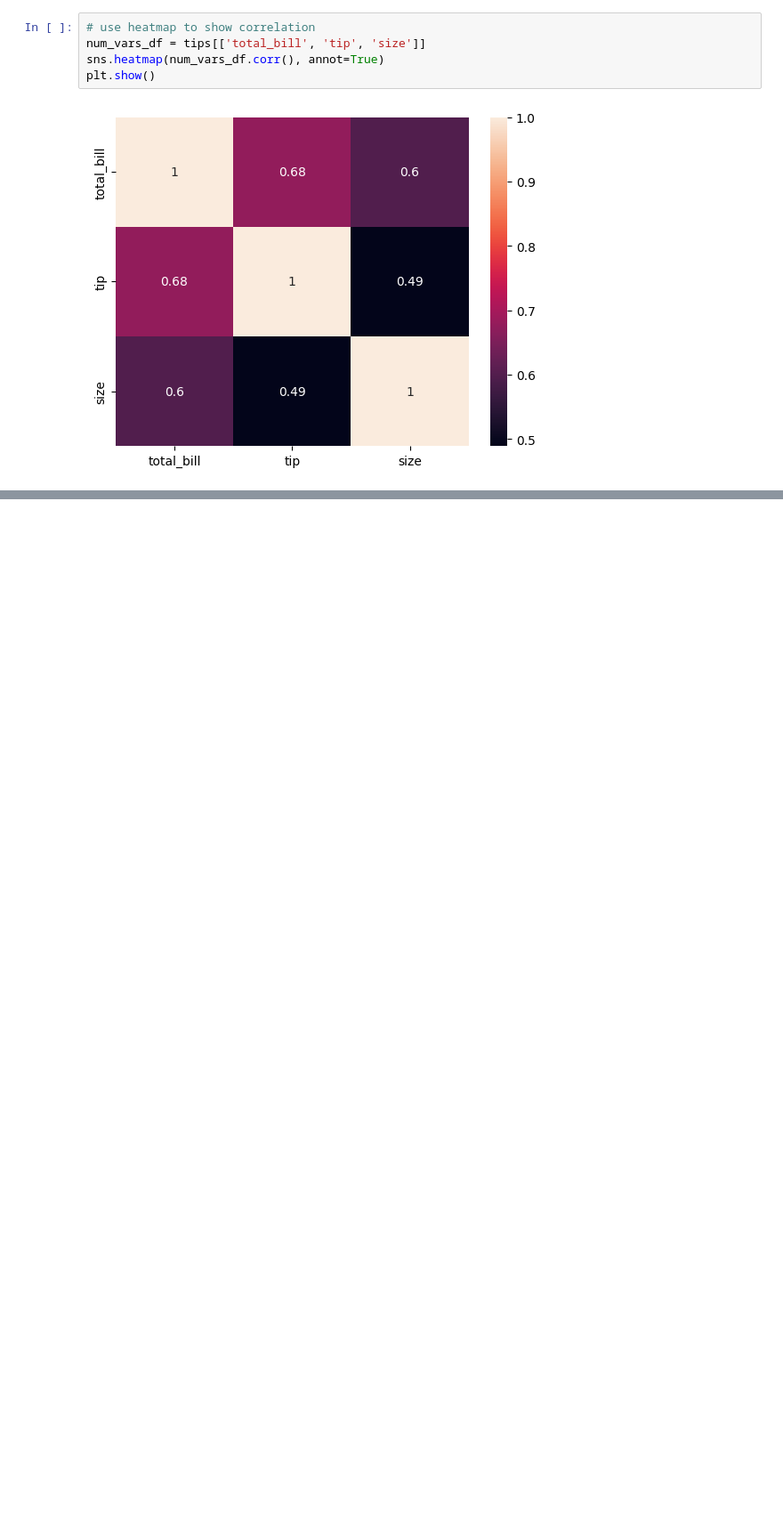
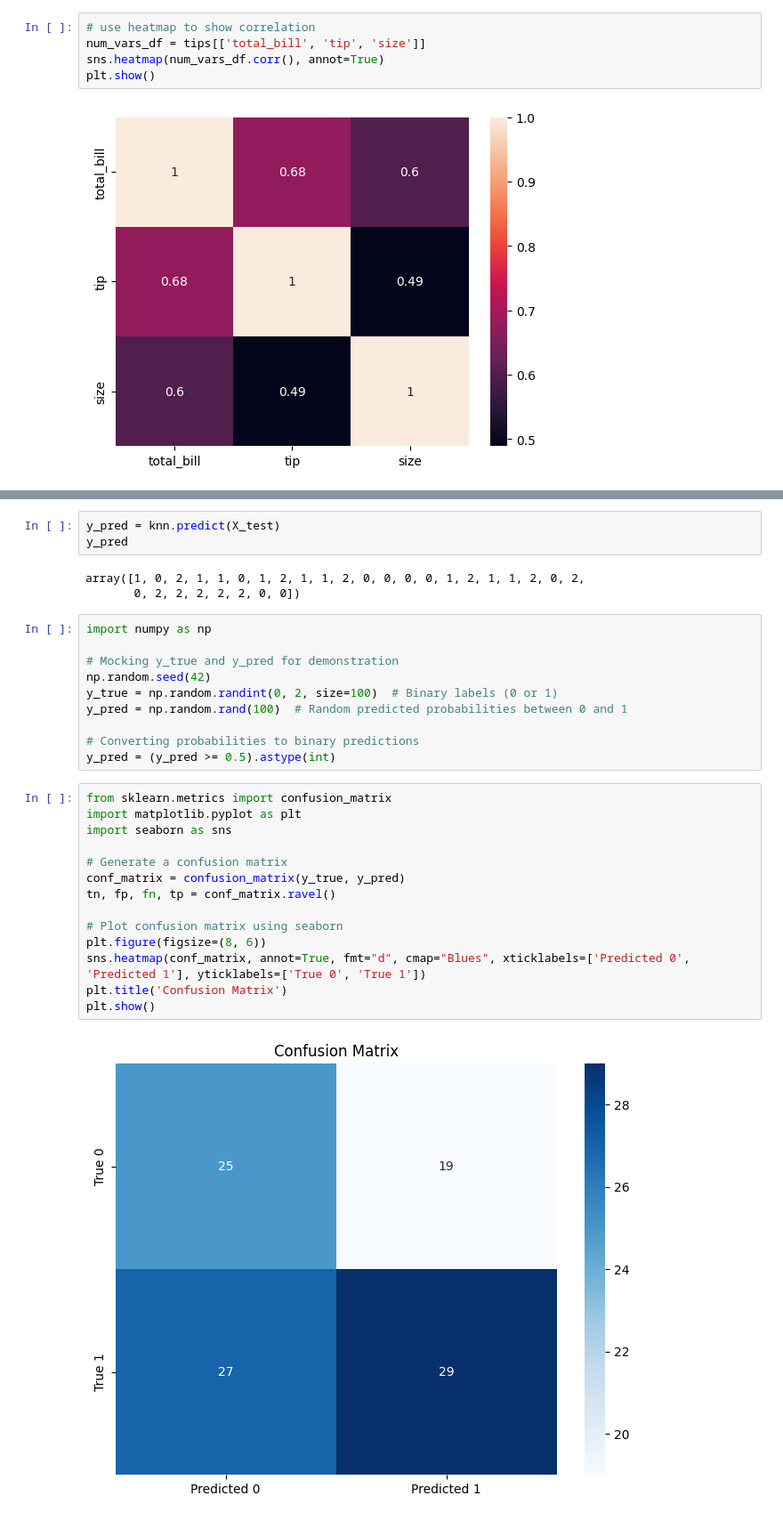
Before and after one commit to VictorMartinGarbero/MiProyectoPython, a Jupyter notebook: Notebook.ipynb, the cells around one changed output, grey strips where cells are left out. Shown at 89% size. Cells and saved outputs as stored; diff of their text form; blank space fills up the shorter version.

```diff
--- a/Notebook.ipynb
+++ b/Notebook.ipynb
@@ -155,0 +280,32 @@ plt.show()
+# %%
+y_pred = knn.predict(X_test)
+y_pred
+# %% [output]
+array([1, 0, 2, 1, 1, 0, 1, 2, 1, 1, 2, 0, 0, 0, 0, 1, 2, 1, 1, 2, 0, 2,
+       0, 2, 2, 2, 2, 2, 0, 0])
+# %%
+import numpy as np
+
+# Mocking y_true and y_pred for demonstration
+np.random.seed(42)
+y_true = np.random.randint(0, 2, size=100)  # Binary labels (0 or 1)
+y_pred = np.random.rand(100)  # Random predicted probabilities between 0 and 1
+
+# Converting probabilities to binary predictions
+y_pred = (y_pred >= 0.5).astype(int)
+# %%
+from sklearn.metrics import confusion_matrix
+import matplotlib.pyplot as plt
+import seaborn as sns
+
+# Generate a confusion matrix
+conf_matrix = confusion_matrix(y_true, y_pred)
+tn, fp, fn, tp = conf_matrix.ravel()
+
+# Plot confusion matrix using seaborn
+plt.figure(figsize=(8, 6))
+sns.heatmap(conf_matrix, annot=True, fmt="d", cmap="Blues", xticklabels=['Predicted 0', 'Predicted 1'], yticklabels=['True 0', 'True 1'])
+plt.title('Confusion Matrix')
+plt.show()
+# %% [output]
+[figure, added]
```
Also changed, not shown: parts of 10 cells of this notebook, 3 other files.
